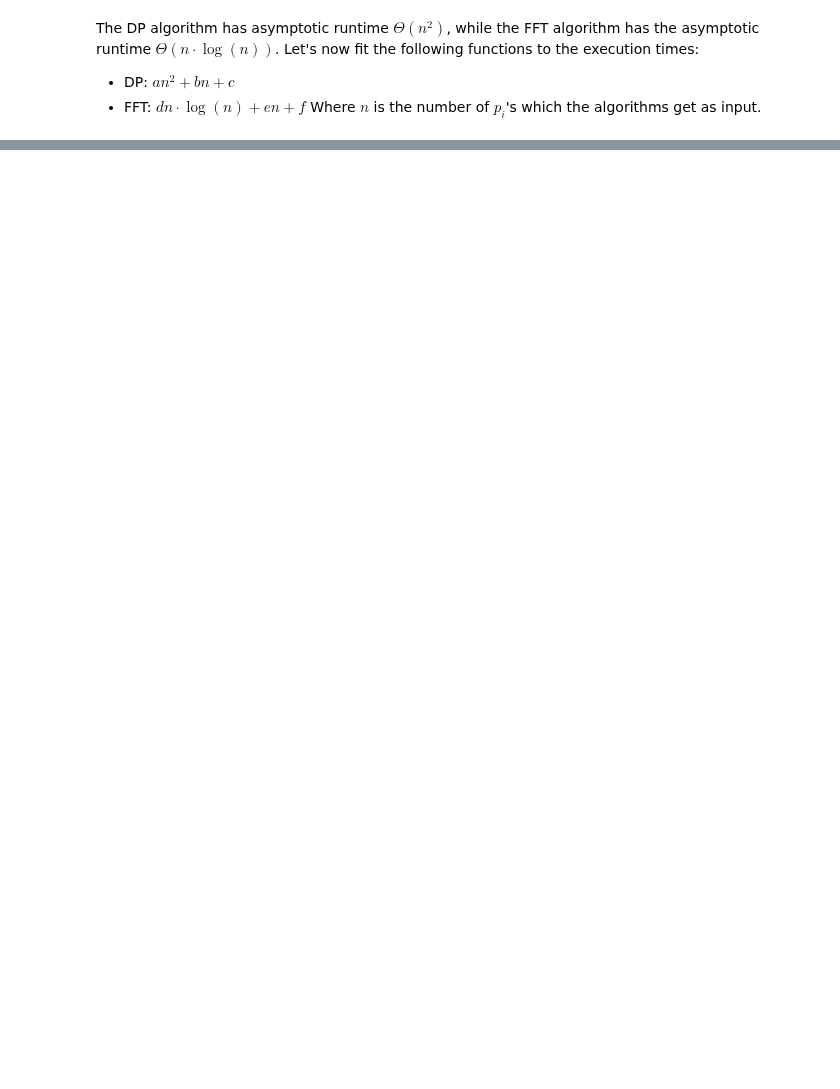
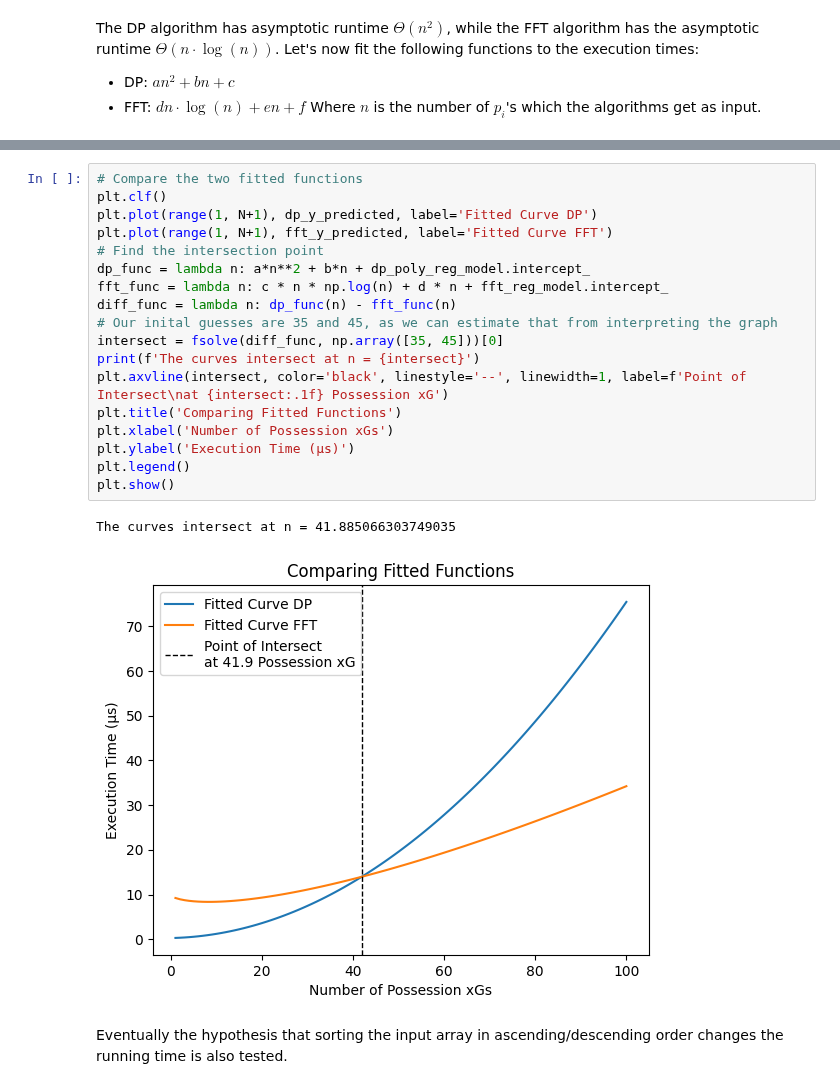
Before and after one commit to StrikerBadger/bachelor-thesis, a Jupyter notebook: performance_analysis.ipynb, the cells around one changed output, grey strips where cells are left out. Cells and saved outputs as stored; diff of their text form; blank space fills up the shorter version.

```diff
--- a/performance_analysis.ipynb
+++ b/performance_analysis.ipynb
@@ -194,0 +245,23 @@ DP Regression Model coefficients: [248.51915112  72.30074967], y_Intercept: 2200
+# %%
+# Compare the two fitted functions
+plt.clf()
+plt.plot(range(1, N+1), dp_y_predicted, label='Fitted Curve DP')
+plt.plot(range(1, N+1), fft_y_predicted, label='Fitted Curve FFT')
+# Find the intersection point
+dp_func = lambda n: a*n**2 + b*n + dp_poly_reg_model.intercept_
+fft_func = lambda n: c * n * np.log(n) + d * n + fft_reg_model.intercept_
+diff_func = lambda n: dp_func(n) - fft_func(n)
+# Our inital guesses are 35 and 45, as we can estimate that from interpreting the graph
+intersect = fsolve(diff_func, np.array([35, 45]))[0]
+print(f'The curves intersect at n = {intersect}')
+plt.axvline(intersect, color='black', linestyle='--', linewidth=1, label=f'Point of Intersect\nat {intersect:.1f} Possession xG')
+plt.title('Comparing Fitted Functions')
+plt.xlabel('Number of Possession xGs')
+plt.ylabel('Execution Time (µs)')
+plt.legend()
+plt.show()
+# %% [output]
+The curves intersect at n = 41.885066303749035
+[figure, added]
+# %% [markdown]
+Eventually the hypothesis that sorting the input array in ascending/descending order changes the running time is also tested.
```
Also changed, not shown: parts of 18 cells of this notebook.
